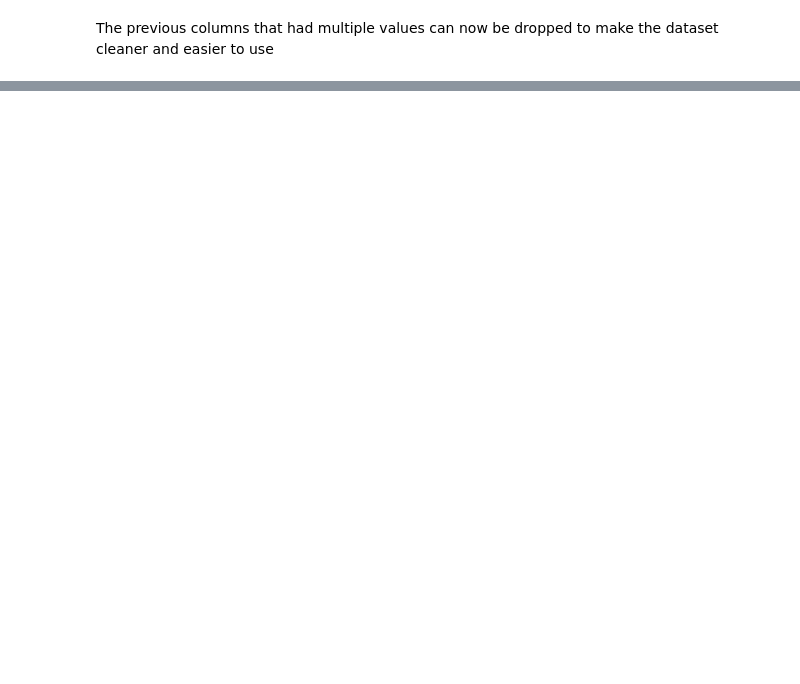
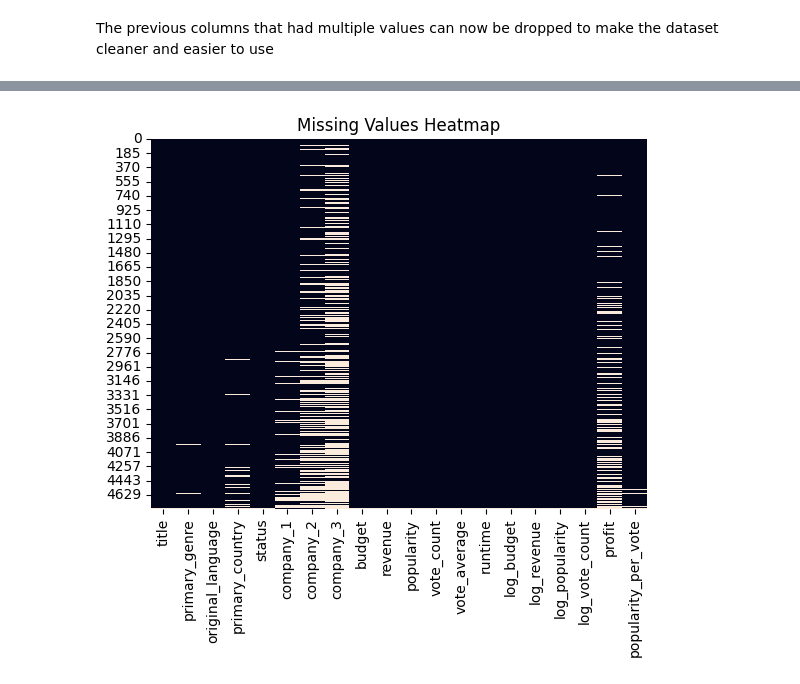
Before and after one commit to ziyadsaf/movie-success-prediction, a Jupyter notebook: movie_prediction_project.ipynb, the cells around one changed output, grey strips where cells are left out. Drawn from its saved outputs; the diff is of its cells as text; code cells hidden in the pictures; blank space fills up the shorter version.

```diff
--- a/movie_prediction_project.ipynb
+++ b/movie_prediction_project.ipynb
@@ -908,0 +970,17 @@ movies1.head()
+# %%
+new_column_order = [
+    'title',
+    'primary_genre',
+    'original_language',
+    'primary_country',
+    'status',
+    'company_1', 'company_2', 'company_3',
+    'budget', 'revenue', 'popularity', 'vote_count', 'vote_average', 'runtime',
+    'log_budget', 'log_revenue', 'log_popularity', 'log_vote_count',
+    'profit', 'popularity_per_vote'
+]
+
+new_column_order = [col for col in new_column_order if col in movies1.columns]
+movies1 = movies1.reindex(columns=new_column_order)
+
+movies1.head()
@@ -908,0 +1011,6 @@ movies1.head()
+# %%
+sns.heatmap(movies1.isnull(), cbar=False)
+plt.title("Missing Values Heatmap")
+plt.show()
+# %% [output]
+[figure, added]
```
Also changed, not shown: parts of 40 cells of this notebook.
